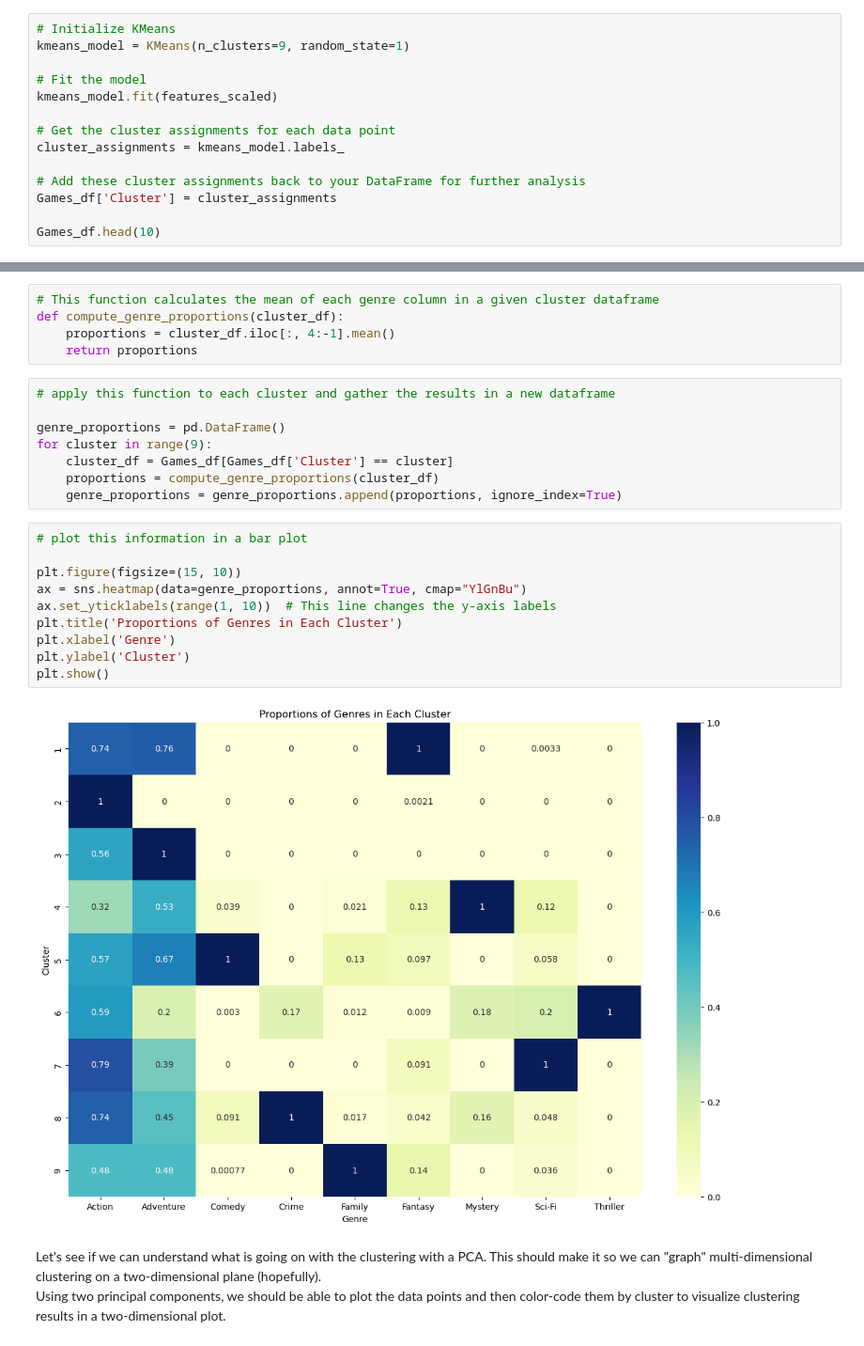
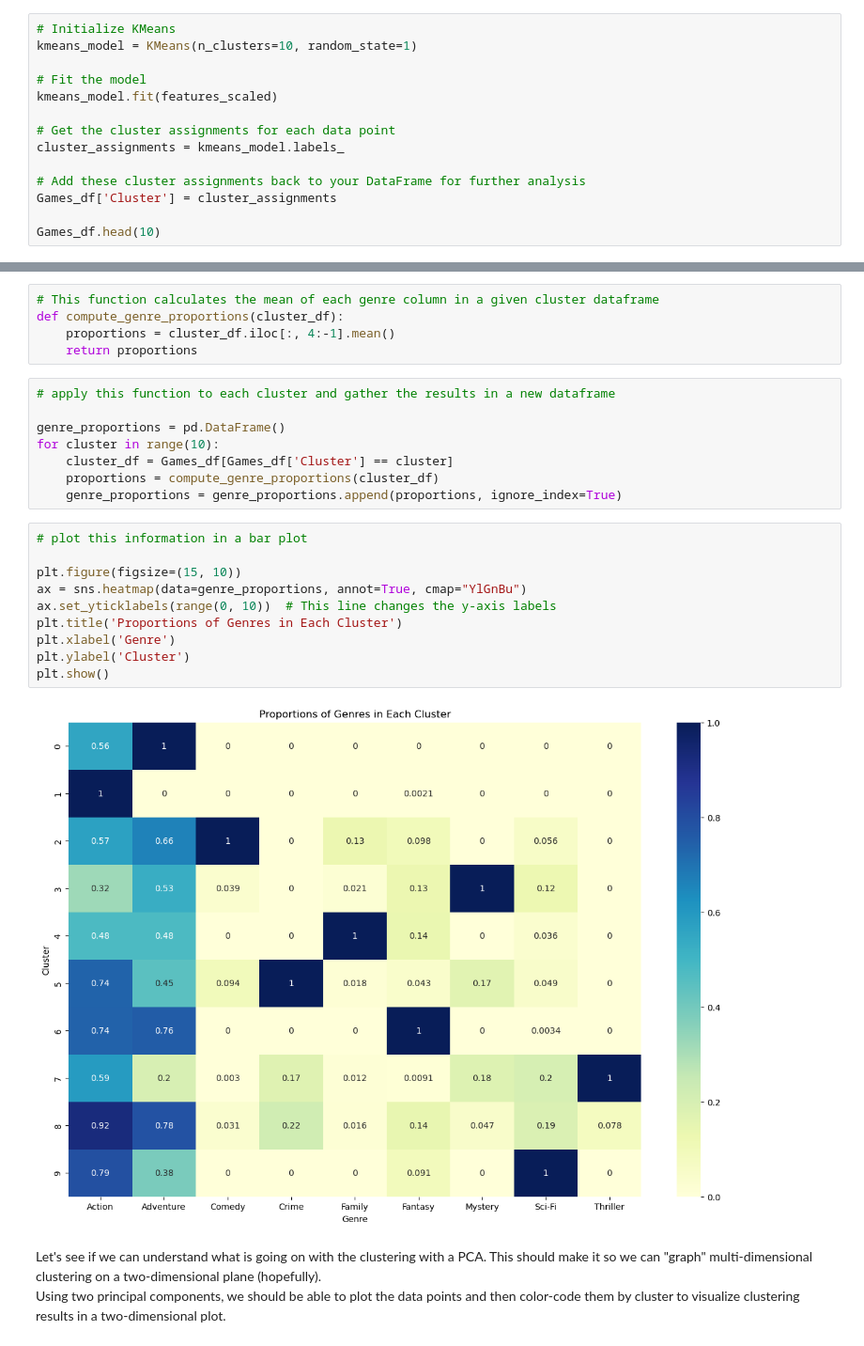
Before and after one commit to jrfloza12/Project4, a Jupyter notebook: Cluster_Kmeans.ipynb, the cells around one changed output, grey strips where cells are left out. Shown at 94% size. Drawn from its saved outputs; the diff is of its cells as text.

```diff
--- a/Cluster_Kmeans.ipynb
+++ b/Cluster_Kmeans.ipynb
@@ -180,7 +180,7 @@ plt.show()
 [figure]
 # %%
 # Initialize KMeans
-kmeans_model = KMeans(n_clusters=9, random_state=1)
+kmeans_model = KMeans(n_clusters=10, random_state=1)
 
 # Fit the model
 kmeans_model.fit(features_scaled)
@@ -251,22 +251,22 @@ def compute_genre_proportions(cluster_df):
 # apply this function to each cluster and gather the results in a new dataframe
 
 genre_proportions = pd.DataFrame()
-for cluster in range(9):
+for cluster in range(10):
     cluster_df = Games_df[Games_df['Cluster'] == cluster]
     proportions = compute_genre_proportions(cluster_df)
     genre_proportions = genre_proportions.append(proportions, ignore_index=True)
 # %%
 # plot this information in a bar plot
 
 plt.figure(figsize=(15, 10))
 ax = sns.heatmap(data=genre_proportions, annot=True, cmap="YlGnBu")
-ax.set_yticklabels(range(1, 10))  # This line changes the y-axis labels
+ax.set_yticklabels(range(0, 10))  # This line changes the y-axis labels
 plt.title('Proportions of Genres in Each Cluster')
 plt.xlabel('Genre')
 plt.ylabel('Cluster')
 plt.show()
 # %% [output]
-[figure, old version]
+[figure, new version]
 # %% [markdown]
 Let's see if we can understand what is going on with the clustering with a PCA.  This should make it so we can "graph" multi-dimensional clustering on a two-dimensional plane (hopefully).
 Using two principal components, we should be able to plot the data points and then color-code them by cluster to visualize clustering results in a two-dimensional plot.
```
Also changed, not shown: parts of 11 cells of this notebook, 3 other files.
